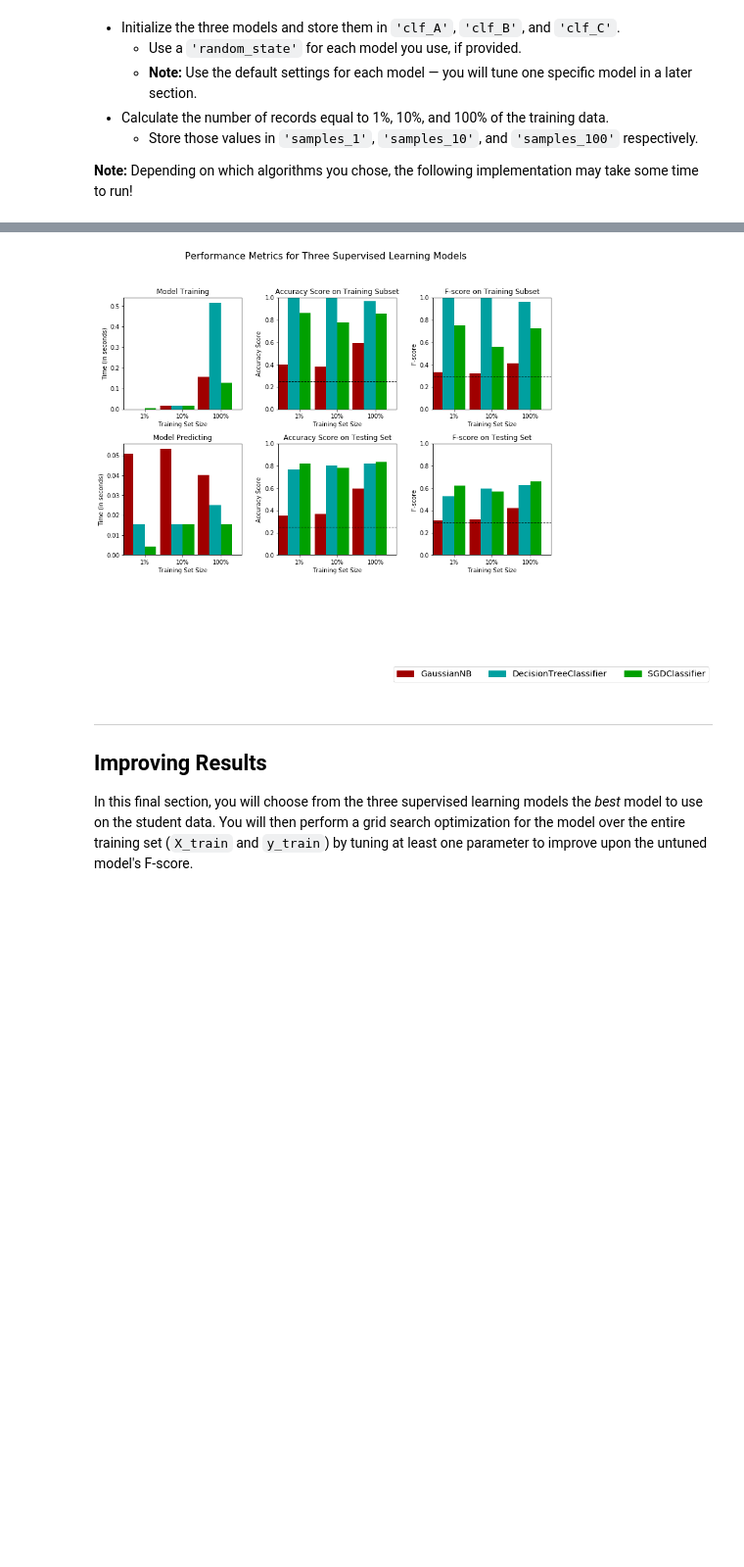
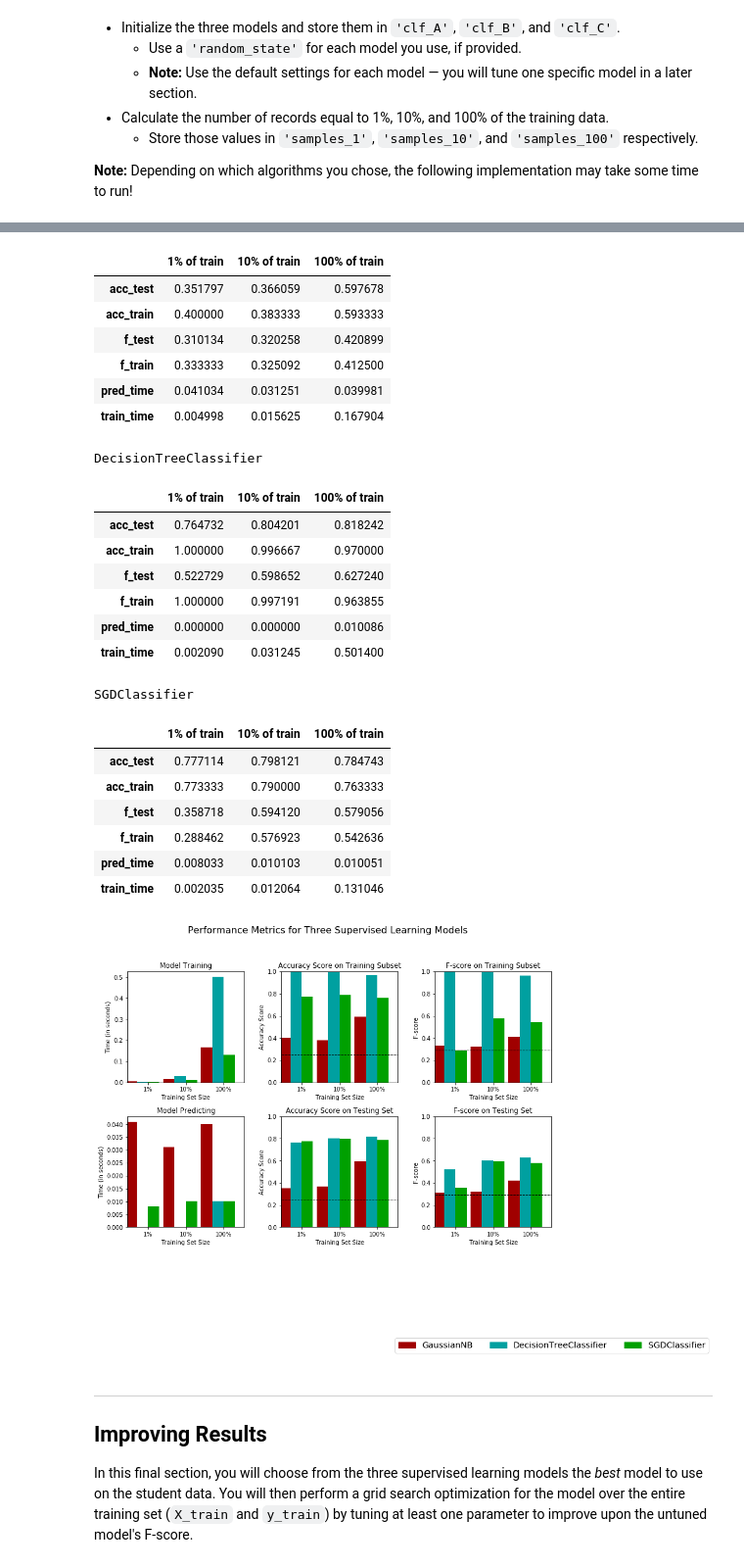
Before and after one commit to Luccifa/Projeto-Udacity-finding_donors, a Jupyter notebook: FABIO-AKIRA-LUCCI-finding_donors.ipynb, the cells around one changed output, grey strips where cells are left out. Shown at 98% size. Saved outputs shown, nothing was run; the diff lists cells and outputs as text; code cells hidden in the pictures; blank space fills up the shorter version.

```diff
--- a/FABIO-AKIRA-LUCCI-finding_donors.ipynb
+++ b/FABIO-AKIRA-LUCCI-finding_donors.ipynb
@@ -441,20 +385,0 @@ The test accuracy is 0.5976782752902156
-# %%
-#
-# Modelo BernoulliNB Naive Bayes
-#
-from sklearn.naive_bayes import BernoulliNB
-clf = BernoulliNB()
-clf.fit(X_train, y_train)
-
-
-# Making predictions
-y_train_pred = clf.predict(X_train)
-y_test_pred = clf.predict(X_test)
-
-
-
-from sklearn.metrics import accuracy_score, precision_score, recall_score, f1_score
-train_accuracy = accuracy_score(y_train, y_train_pred)
-test_accuracy = accuracy_score(y_test, y_test_pred)
-print('The training accuracy is', train_accuracy)
-print('The test accuracy is', test_accuracy)
@@ -552,40 +474,23 @@ In the code cell, you will need to implement the following:
 # TODO: Import the three supervised learning models from sklearn
 from sklearn.naive_bayes import GaussianNB
 from sklearn import linear_model
-from sklearn.ensemble import RandomForestClassifier
-from sklearn.svm import SVC
-from sklearn.ensemble import AdaBoostClassifier
-from sklearn.ensemble import GradientBoostingClassifier
 from sklearn.tree import DecisionTreeClassifier
-from sklearn.linear_model import LinearRegression
 
 
 # TODO: Initialize the three models
 clf_A = GaussianNB()
-clf_B = DecisionTreeClassifier()
-clf_C = linear_model.SGDClassifier()
+clf_B = DecisionTreeClassifier(random_state=5)
+clf_C = linear_model.SGDClassifier(random_state=5)
 
-#clf_C = LinearRegression()
-#clf_C = RandomForestClassifier(n_estimators=10)
-#clf_B = SVC(random_state=0)
-#clf_C = AdaBoostClassifier(random_state=0)
-#clf_C = GradientBoostingClassifier(n_estimators=100, learning_rate=0.1, max_depth=3, random_state=42)
 
 # TODO: Calculate the number of samples for 1%, 10%, and 100% of the training data
 # HINT: samples_100 is the entire training set i.e. len(y_train)
 # HINT: samples_10 is 10% of samples_100 (ensure to set the count of the values to be `int` and not `float`)
 # HINT: samples_1 is 1% of samples_100 (ensure to set the count of the values to be `int` and not `float`)
 
-# Import train_test_split
-# Split the 'features' and 'income' data into training and testing sets
-X_train, X_test, y_train, y_test = train_test_split(features_final,
-                                                    income,
-                                                    test_size = 0.2,
-                                                     random_state = 0)
-
 samples_100 = len(y_train)
-samples_10 = int(len(y_train)*0.1)
-samples_1 = int(len(y_train)*0.01)
+samples_10 = int(samples_100 * 0.1)
+samples_1 = int(samples_100 * 0.01)
 
 # Collect results on the learners
 results = {}
@@ -595,6 +500,14 @@ for clf in [clf_A, clf_B, clf_C]:
     for i, samples in enumerate([samples_1, samples_10, samples_100]):
         results[clf_name][i] = train_predict(clf, samples, X_train, y_train, X_test, y_test)
 
+print("----------------------------------------------------")
+print("-------------- RESULTADOS DOS MODELOS --------------")
+print("----------------------------------------------------")
+print('')
+for i in results.items():
+    print(i[0])
+    display(pd.DataFrame(i[1]).rename(columns={0:'1% of train', 1:'10% of train', 2:'100% of train'}))
+
 # Run metrics visualization for the three supervised learning models chosen
 vs.evaluate(results, accuracy, fscore)
 # %% [output]
@@ -610,4 +528,27 @@ SGDClassifier trained on 36177 samples.
+|  | 1% of train | 10% of train | 100% of train |
+| acc_test | 0.351797 | 0.366059 | 0.597678 |
+| acc_train | 0.400000 | 0.383333 | 0.593333 |
+| f_test | 0.310134 | 0.320258 | 0.420899 |
+| f_train | 0.333333 | 0.325092 | 0.412500 |
+| pred_time | 0.041034 | 0.031251 | 0.039981 |
+| train_time | 0.004998 | 0.015625 | 0.167904 |
+DecisionTreeClassifier
+|  | 1% of train | 10% of train | 100% of train |
+| acc_test | 0.764732 | 0.804201 | 0.818242 |
+| acc_train | 1.000000 | 0.996667 | 0.970000 |
+| f_test | 0.522729 | 0.598652 | 0.627240 |
+| f_train | 1.000000 | 0.997191 | 0.963855 |
+| pred_time | 0.000000 | 0.000000 | 0.010086 |
+| train_time | 0.002090 | 0.031245 | 0.501400 |
+SGDClassifier
+|  | 1% of train | 10% of train | 100% of train |
+| acc_test | 0.777114 | 0.798121 | 0.784743 |
+| acc_train | 0.773333 | 0.790000 | 0.763333 |
+| f_test | 0.358718 | 0.594120 | 0.579056 |
+| f_train | 0.288462 | 0.576923 | 0.542636 |
+| pred_time | 0.008033 | 0.010103 | 0.010051 |
+| train_time | 0.002035 | 0.012064 | 0.131046 |
-[figure, old version]
+[figure, new version]
 # %% [markdown]
 ----
 ## Improving Results
```
Also changed, not shown: parts of 26 cells of this notebook.
